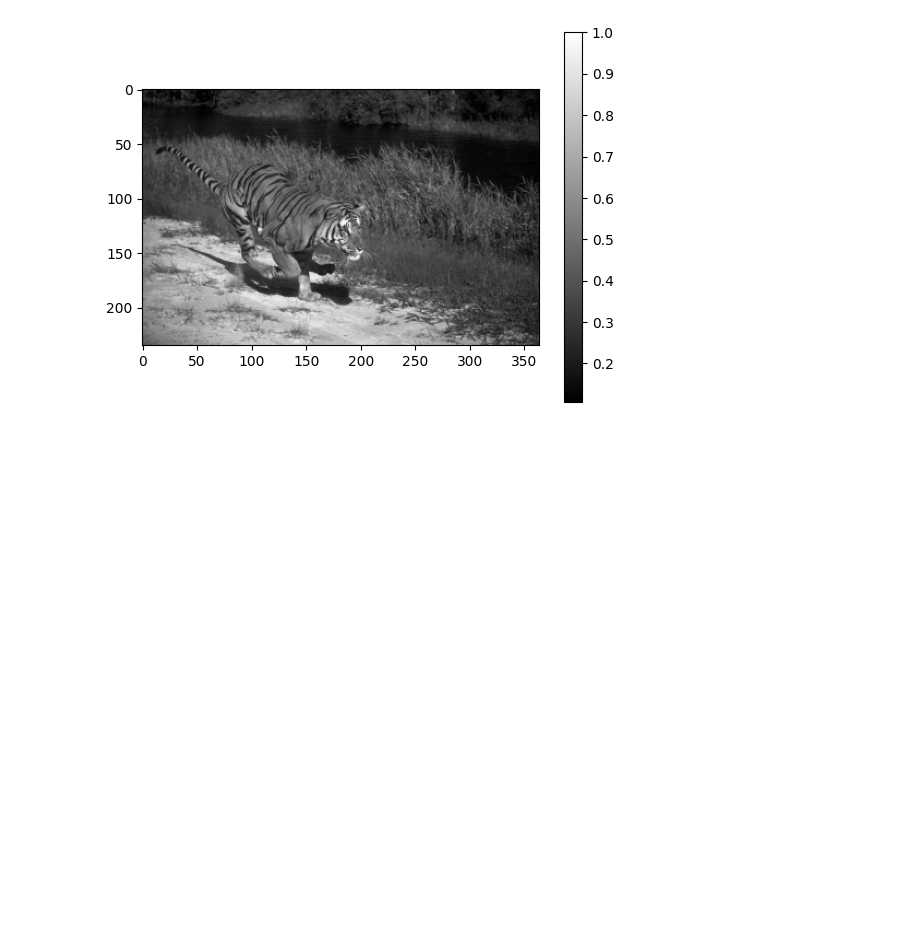
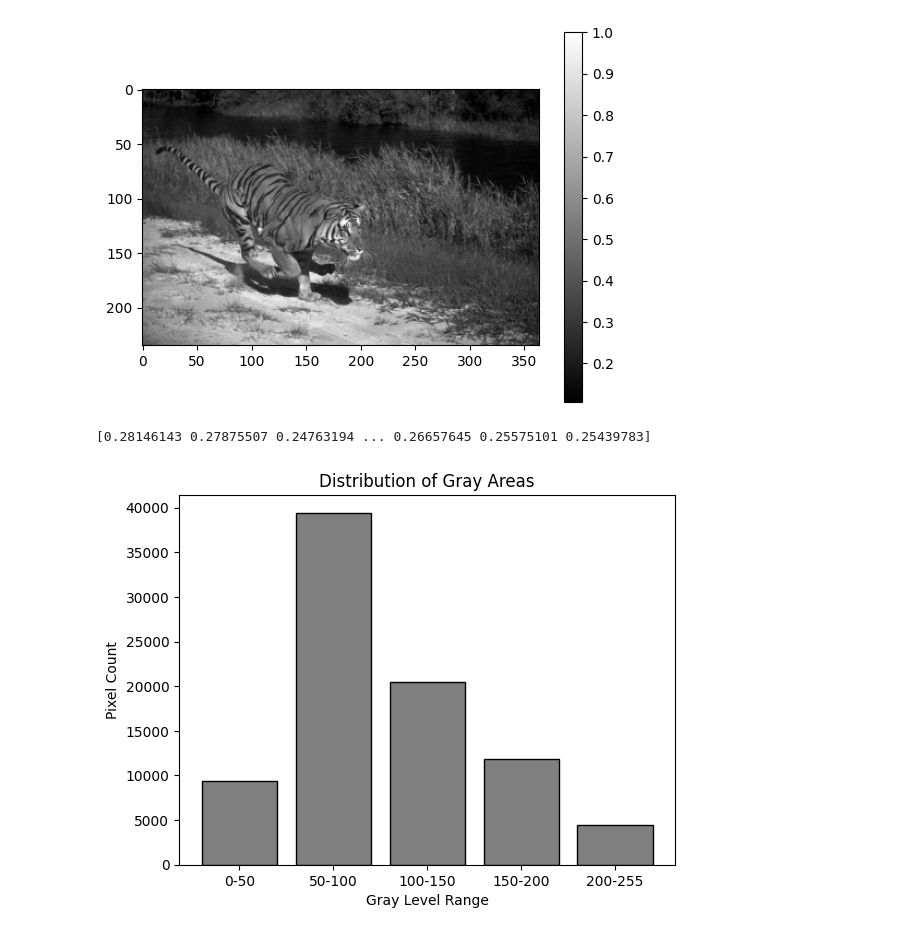
Before and after one commit to Nahom32/Random-Images, a Jupyter notebook: Random_Images.ipynb, the cells around one changed output. Drawn from its saved outputs; the diff is of its cells as text; code cells hidden in the pictures; blank space fills up the shorter version.

Commit message:
added an a gray level range

```diff
--- a/Random_Images.ipynb
+++ b/Random_Images.ipynb
@@ -38,3 +38,23 @@ plt.colorbar()
 plt.show()
 # %% [output]
 [figure]
+# %%
+flatten_matrix = data.values.flatten()
+print(flatten_matrix)
+# %% [output]
+[0.28146143 0.27875507 0.24763194 ... 0.26657645 0.25575101 0.25439783]
+# %%
+pixel_values = (flatten_matrix*255).astype(int) #This is because values are from 0 - 1
+bins = [0, 50, 100, 150, 200, 255]
+counts, bin_edges = np.histogram(pixel_values, bins=bins)
+bin_labels = [f"{bins[i]}-{bins[i+1]}" for i in range(len(bins)-1)] # addition of ranges to make it categorical.
+
+plt.bar(bin_labels, counts, color='gray', edgecolor='black')
+plt.xlabel('Gray Level Range')
+plt.ylabel('Pixel Count')
+plt.title('Distribution of Gray Areas')
+plt.show()
+
+#print(counts)
+# %% [output]
+[figure, added]
```
